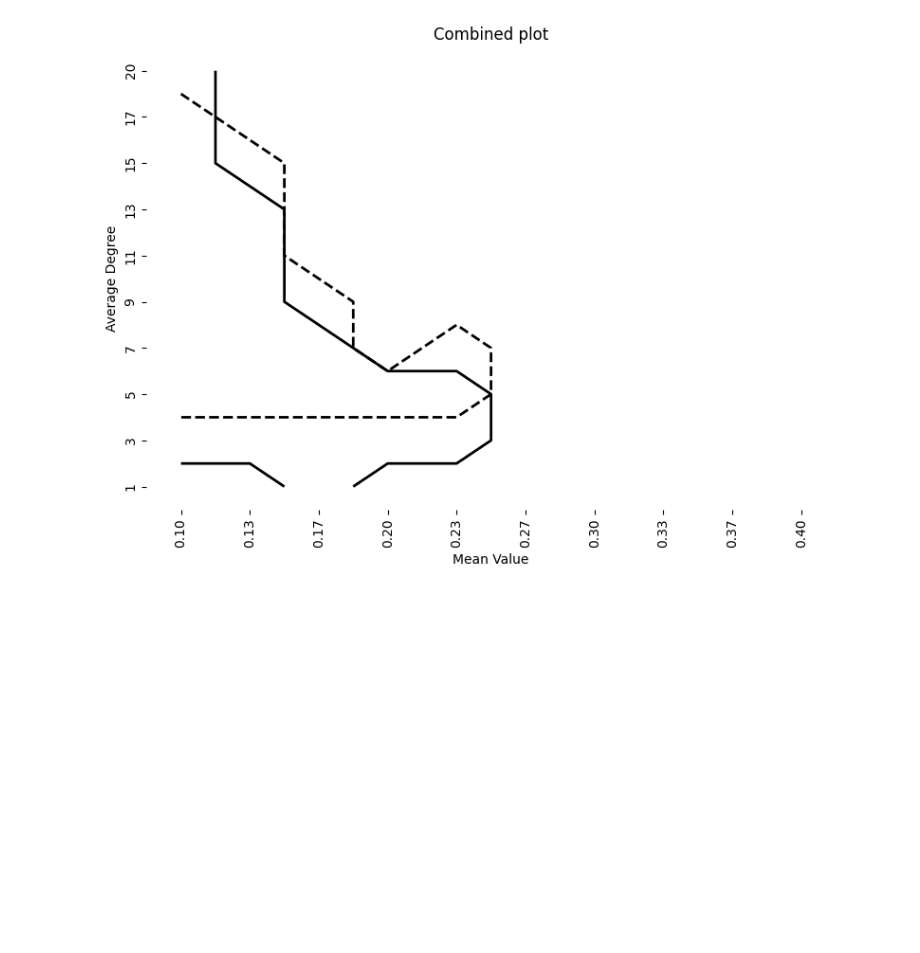
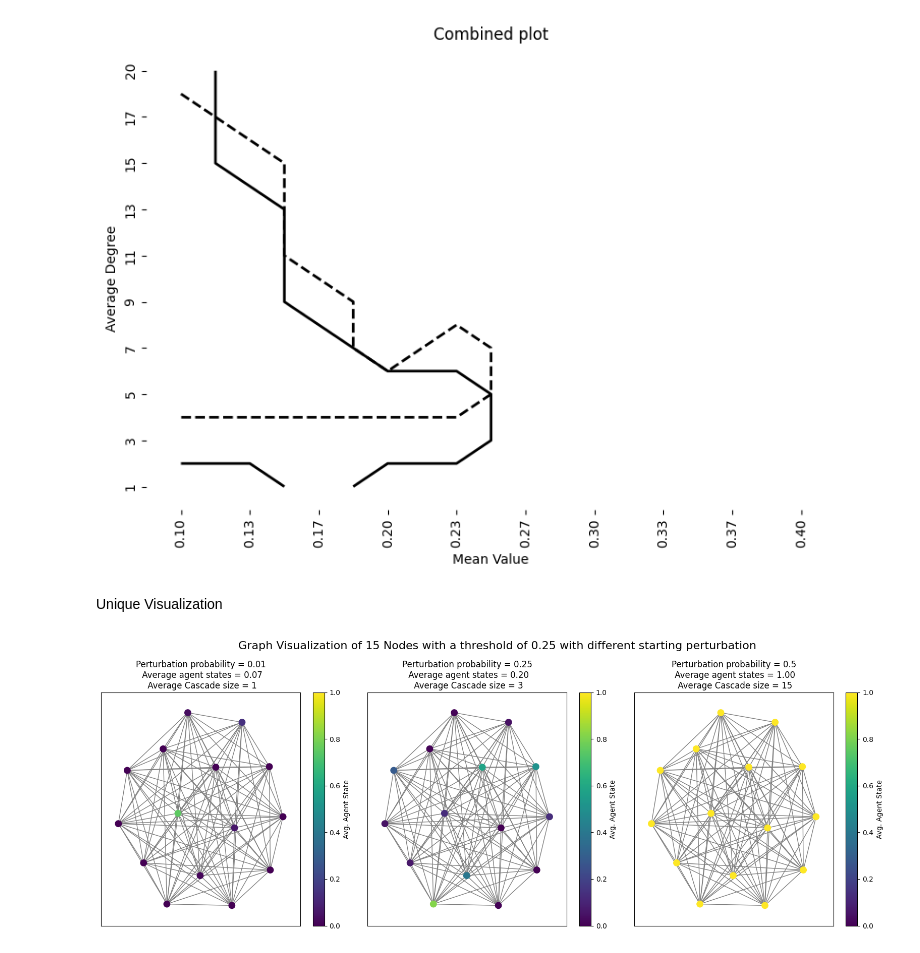
Before and after one commit to Fab159ian/CMSS_Exercises, a Jupyter notebook: exercise2.ipynb, the cells around one changed output. Drawn from its saved outputs; the diff is of its cells as text; code cells hidden in the pictures; blank space fills up the shorter version.

Commit message:
Add unique visualization

```diff
--- a/exercise2.ipynb
+++ b/exercise2.ipynb
@@ -504,19 +496,6 @@ model_data_single
 | 12 | 0.998 | 1000 | 0.17 | 6.39 | 998 |
 | 13 | 0.998 | 1000 | 0.17 | 6.39 | 998 |
 | 14 | 0.998 | 1000 | 0.17 | 6.39 | 998 |
-# %%
-#figures
-if N_SINGLE <= 100 and False:
-    plt.figure(figsize=(8, 6))
-    pos = nx.spring_layout(graph, seed=42)
-    #states = [int(state) for state in agent_states_single]
-    #node_colors = ['red' if state == 1 else 'skyblue' for state in states]
-    nodes = nx.draw_networkx_nodes(graph, pos, node_color=agent_states_single, cmap=plt.cm.viridis, node_size=100)
-    edges = nx.draw_networkx_edges(graph, pos, edge_color='gray')
-    #labels = nx.draw_networkx_labels(graph, pos)
-    plt.colorbar(nodes, label="Avg. Agent State")
-    plt.title(f"Graph Visualization")
-    plt.show()
 # %% [markdown]
 Figure 3. Looks a little worse, mainly because of lower amount of runs due to performance and slight differences with randomness causing some changes in practical critical points (e.g. 6.14 -> 7)
 # %%
@@ -690,3 +669,28 @@ plt.show()
 # %% [output]
 [figure]
 [figure]
+# %% [markdown]
+Unique Visualization
+# %%
+#single example
+N = 15
+AVG_DEGREE = 15
+MEAN = 0.25
+STANDARD_DEVIATION = 0.05
+perturbations = [0.01, 0.25, 0.5]
+
+fig, axs = plt.subplots(1, 3, figsize=(16,6), sharey=True)
+for ax, p in zip(axs, perturbations):
+    model_data, agent_states, _, graph = run_config(N, AVG_DEGREE, MEAN, STANDARD_DEVIATION, "homogonous", "random_uniform", seed=636, perturb_prob=p)
+    pos = nx.spring_layout(graph, seed=42)
+    nodes = nx.draw_networkx_nodes(graph, pos, node_color=agent_states, cmap=plt.cm.viridis, node_size=80,
+                                   ax=ax, vmin=0, vmax=1)
+    edges = nx.draw_networkx_edges(graph, pos, edge_color='gray', ax=ax)
+    plt.colorbar(nodes, ax=ax, label="Avg. Agent State")
+    ax.set_title(f"Perturbation probability = {p}\n Average agent states = {np.mean(agent_states):.2f}\n Average Cascade size = {np.max(model_data["Activated_Nodes"])}")
+
+fig.suptitle(f"Graph Visualization of {N} Nodes with a threshold of {MEAN} with different starting perturbation", fontsize=16)
+plt.tight_layout()
+plt.show()
+# %% [output]
+[figure, added]
```
Also changed, not shown: parts of 7 cells of this notebook.
